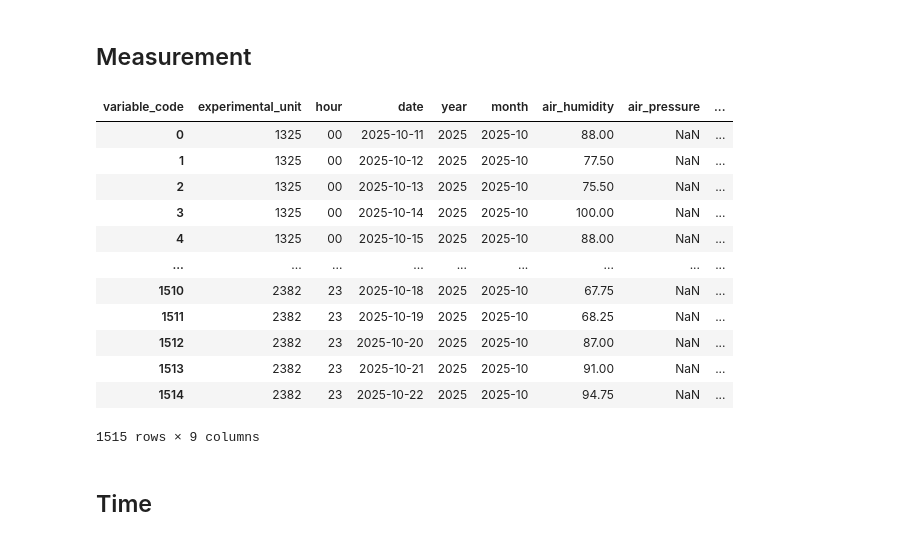
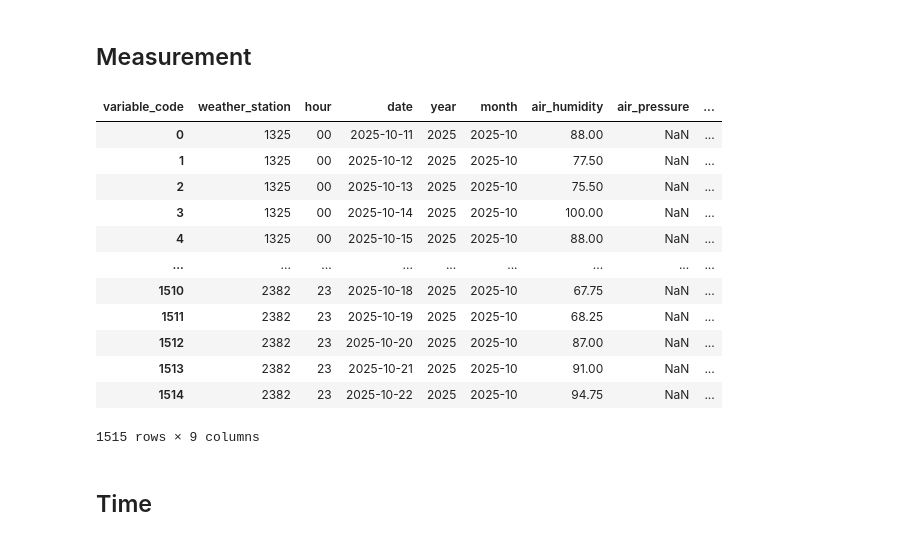
Before and after one commit to w4bo/dataset-pnrr-spoke2, a Jupyter notebook: dataset_pnrr_spoke2.ipynb, the cells around one changed output. Saved outputs shown, nothing was run; the diff lists cells and outputs as text; code cells hidden in the pictures.

```diff
--- a/dataset_pnrr_spoke2.ipynb
+++ b/dataset_pnrr_spoke2.ipynb
@@ -41,23 +41,23 @@ df_type
 # %% [markdown]
 ## Measurement
 # %%
-df_meas = pd.read_excel("data/data-1761378695532.xlsx").dropna().rename(columns={"station_id": "experimental_unit"})
+df_meas = pd.read_excel("data/data-1761378695532.xlsx").dropna().rename(columns={"station_id": "weather_station"})
 df_meas["ts"] = pd.to_datetime(df_meas["ts"])
 df_meas["hour"] = df_meas["ts"].dt.strftime("%H")
 df_meas["year"] = df_meas["ts"].dt.year
 df_meas["month"] = df_meas["ts"].dt.strftime("%Y-%m")   # formatted year-month
 df_meas["date"] = df_meas["ts"].dt.strftime("%Y-%m-%d") # formatted date
-df_meas = df_meas[["experimental_unit", "hour", "date", "year", "month", "variable_code", "value", "ts"]]
+df_meas = df_meas[["weather_station", "hour", "date", "year", "month", "variable_code", "value", "ts"]]
 df_meas = df_meas.pivot_table(
-    index=["experimental_unit", "hour", "date", "year", "month", "ts"],
+    index=["weather_station", "hour", "date", "year", "month", "ts"],
     columns="variable_code",
     values="value"
 ).reset_index()
 df_meas = df_meas.drop("ts", axis=1)
 # df_meas.to_csv("output/ft_meas.csv", index=False)
 df_meas
 # %% [output]
-| variable_code | experimental_unit | hour | date | year | month | air_humidity | air_pressure | ... |
+| variable_code | weather_station | hour | date | year | month | air_humidity | air_pressure | ... |
 | 0 | 1325 | 00 | 2025-10-11 | 2025 | 2025-10 | 88.00 | NaN | ... |
 | 1 | 1325 | 00 | 2025-10-12 | 2025 | 2025-10 | 77.50 | NaN | ... |
 | 2 | 1325 | 00 | 2025-10-13 | 2025 | 2025-10 | 75.50 | NaN | ... |
```
Also changed, not shown: parts of 3 cells of this notebook, 14 other files.
